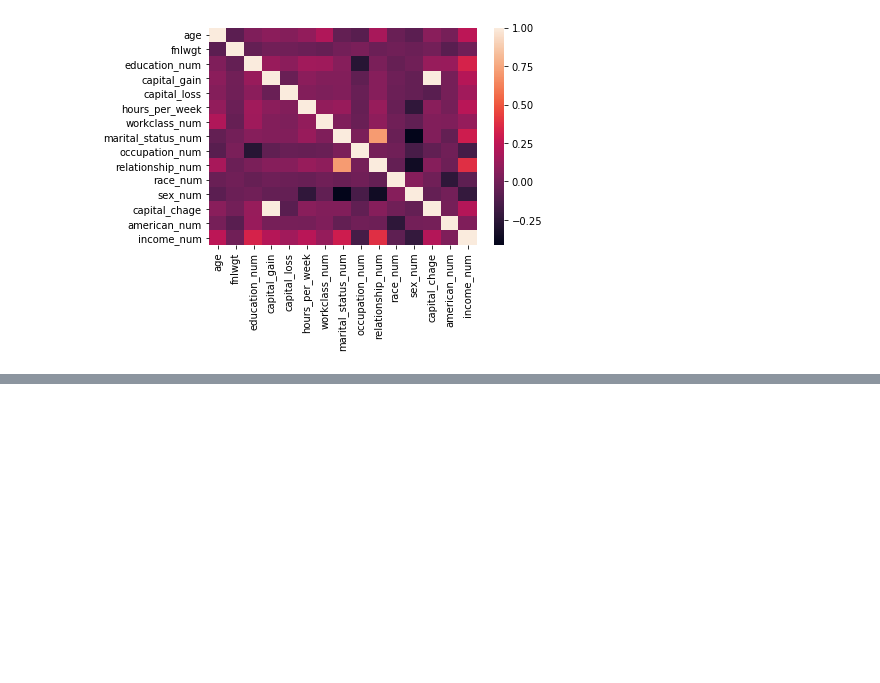
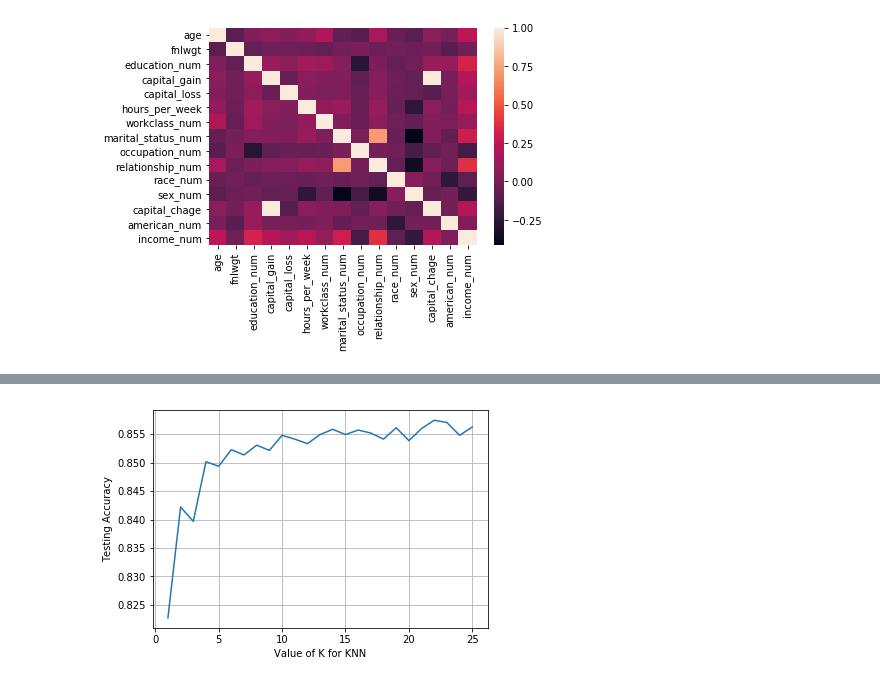
Before and after one commit to Villamaru/entrega_3, a Jupyter notebook: Limpieza.ipynb, the cells around one changed output, grey strips where cells are left out. Drawn from its saved outputs; the diff is of its cells as text; code cells hidden in the pictures; blank space fills up the shorter version.

```diff
--- a/Limpieza.ipynb
+++ b/Limpieza.ipynb
@@ -162,0 +227,3 @@ Index(['age', 'workclass', 'fnlwgt', 'education', 'education_num',
+# %%
+X_train, X_test, y_train, y_test = train_test_split(X, y, random_state=13)
+y_train = np.ravel(y_train)
@@ -162,0 +259,8 @@ Index(['age', 'workclass', 'fnlwgt', 'education', 'education_num',
+# %%
+# plot the relationship between K and testing precisión
+plt.plot(k_range, scores)
+plt.xlabel('Value of K for KNN')
+plt.ylabel('Testing Accuracy')
+plt.grid(True)
+# %% [output]
+[figure, added]
```
Also changed, not shown: parts of 13 cells of this notebook.
